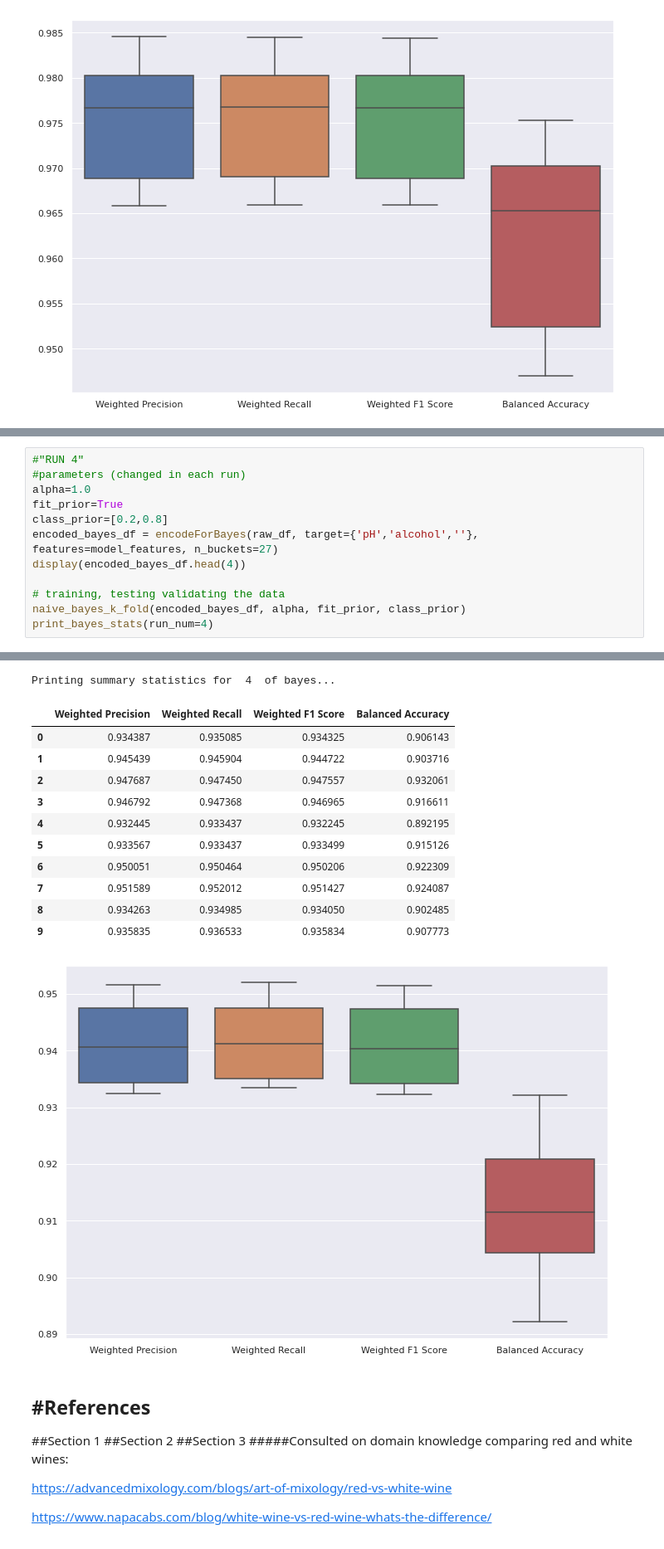
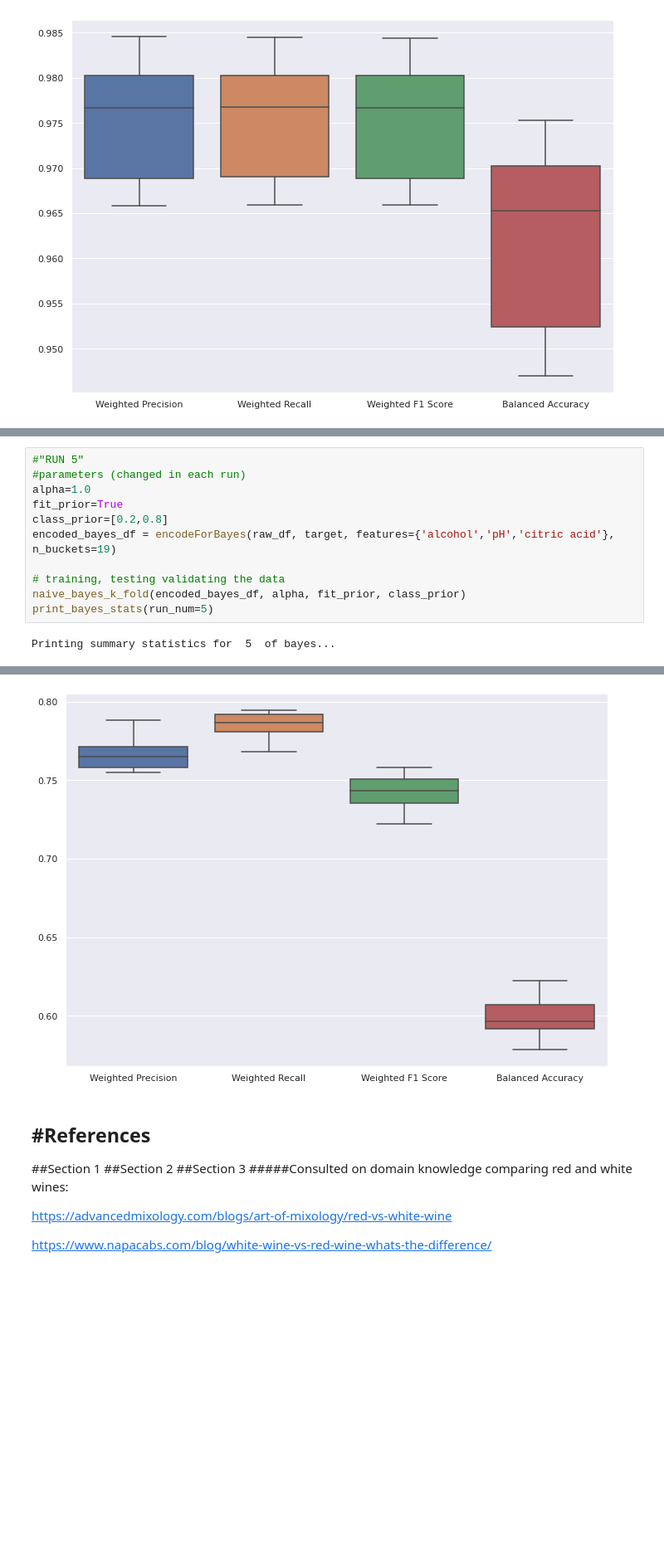
Before and after one commit to journalWheat/CSI4106-Project1, a Jupyter notebook: CSI4106_Project1_JaredWagner_GeneralForm.ipynb, the cells around one changed output, grey strips where cells are left out. Shown: that part at 83% size. Saved outputs shown, nothing was run; the diff lists cells and outputs as text; blank space fills up the shorter version.

Commit message:
Write Section 11 exploring impact of bucket number choice on Naive Bayes

```diff
--- a/CSI4106_Project1_JaredWagner_GeneralForm.ipynb
+++ b/CSI4106_Project1_JaredWagner_GeneralForm.ipynb
@@ -547,13 +549,13 @@ Intuitively, there is a good case to be made that this is an example of overfitt
 # %%
-#"RUN 4"
+#"RUN 5"
 #parameters (changed in each run)
 alpha=1.0
 fit_prior=True
 class_prior=[0.2,0.8]
-encoded_bayes_df = encodeForBayes(raw_df, target={'pH','alcohol',''}, features=model_features, n_buckets=27)
-display(encoded_bayes_df.head(4))
+encoded_bayes_df = encodeForBayes(raw_df, target, features={'alcohol','pH','citric acid'}, n_buckets=19)
 
 # training, testing validating the data
 naive_bayes_k_fold(encoded_bayes_df, alpha, fit_prior, class_prior)
-print_bayes_stats(run_num=4)
+print_bayes_stats(run_num=5)
 # %% [output]
+Printing summary statistics for  5  of bayes...
@@ -565,16 +573,4 @@ print_bayes_stats(run_num=4)
-Printing summary statistics for  4  of bayes...
-|  | Weighted Precision | Weighted Recall | Weighted F1 Score | Balanced Accuracy |
-| 0 | 0.934387 | 0.935085 | 0.934325 | 0.906143 |
-| 1 | 0.945439 | 0.945904 | 0.944722 | 0.903716 |
-| 2 | 0.947687 | 0.947450 | 0.947557 | 0.932061 |
-| 3 | 0.946792 | 0.947368 | 0.946965 | 0.916611 |
-| 4 | 0.932445 | 0.933437 | 0.932245 | 0.892195 |
-| 5 | 0.933567 | 0.933437 | 0.933499 | 0.915126 |
-| 6 | 0.950051 | 0.950464 | 0.950206 | 0.922309 |
-| 7 | 0.951589 | 0.952012 | 0.951427 | 0.924087 |
-| 8 | 0.934263 | 0.934985 | 0.934050 | 0.902485 |
-| 9 | 0.935835 | 0.936533 | 0.935834 | 0.907773 |
-[figure, old version]
+[figure, new version]
 # %% [markdown]
 #References
 -----
```
Also changed, not shown: parts of 2 cells of this notebook.
